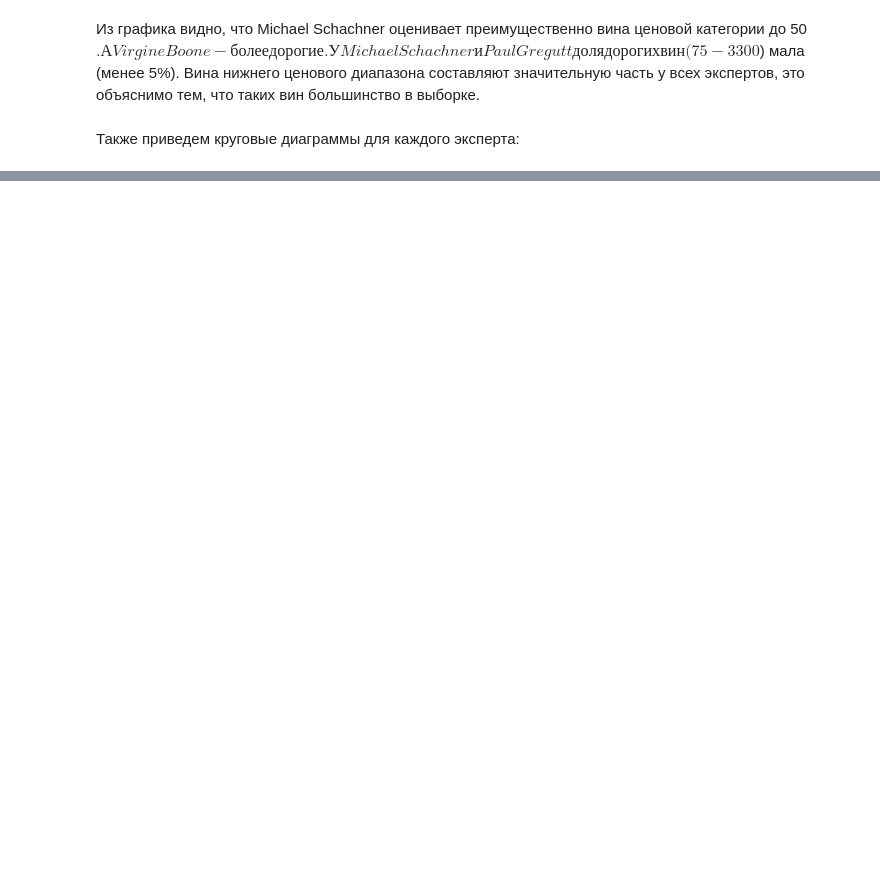
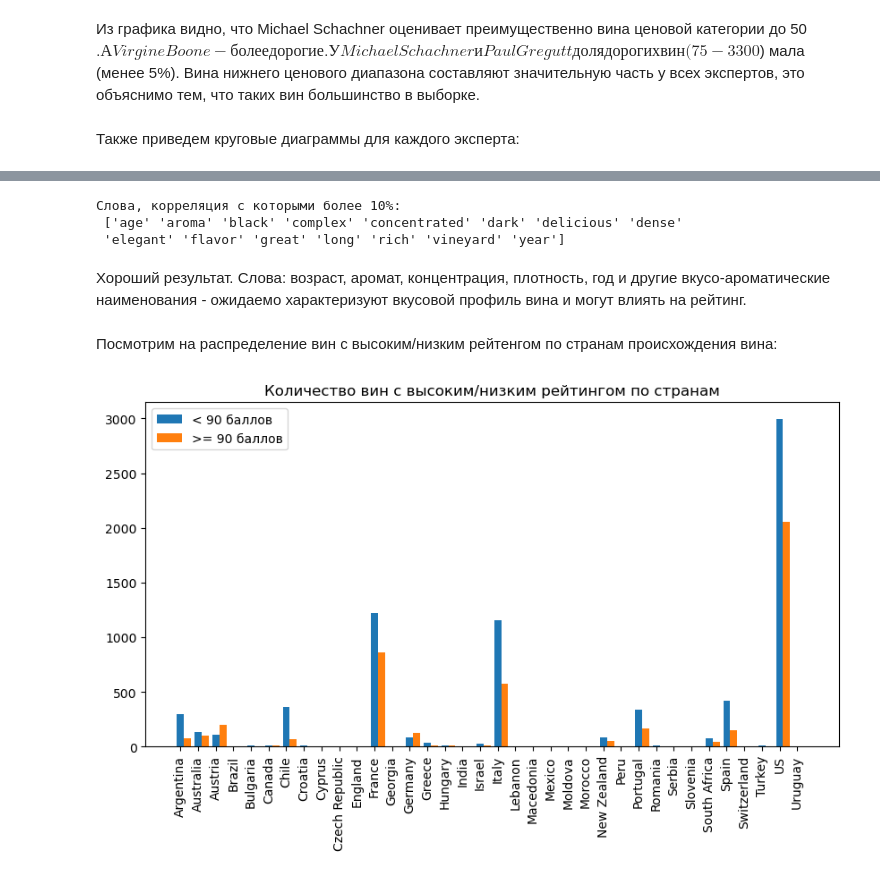
Before and after one commit to ChekLub/py_projects, a Jupyter notebook: taster_wine/taster_wine.ipynb, the cells around one changed output, grey strips where cells are left out. Cells and saved outputs as stored; diff of their text form; code cells hidden in the pictures; blank space fills up the shorter version.

```diff
--- a/taster_wine/taster_wine.ipynb
+++ b/taster_wine/taster_wine.ipynb
@@ -488,0 +562,2 @@ for num_taster in range(len(taster_names)):
+# %%
+x_train, x_test, y_train, y_test = train_test_split(values, y, test_size = 0.4, random_state = 42)
@@ -488,0 +583,4 @@ for num_taster in range(len(taster_names)):
+# %%
+means = np.mean(x_train[y_train.values==1], axis=0)
+ind_features = np.where(means >= 0.01)
+features[ind_features]
@@ -488,0 +599,48 @@ for num_taster in range(len(taster_names)):
+# %%
+y_points = data['points'][y_train.index]
+cols = ind_features[0].reshape(1, len(ind_features[0]))[0]
+y_df = pd.DataFrame(y_points.values)
+
+df_features = pd.DataFrame(x_train[:, ind_features[0]], columns = cols)
+# %%
+pearson = np.empty(len(ind_features[0]))
+for i in range(len(ind_features[0])):
+    pearson[i] = pearsonr(df_features[ind_features[0][i]], y_df)[0]
+ind_corr = np.where(abs(pearson) >= 0.1)
+print(f'Слова, корреляция с которыми более 10%: \n {features[ind_features[0][ind_corr]]}')
+# %% [output]
+Слова, корреляция с которыми более 10%:
+ ['age' 'aroma' 'black' 'complex' 'concentrated' 'dark' 'delicious' 'dense'
+ 'elegant' 'flavor' 'great' 'long' 'rich' 'vineyard' 'year']
+# %% [markdown]
+Хороший результат. Слова: возраст, аромат, концентрация, плотность, год и другие вкусо-ароматические наименования - ожидаемо характеризуют вкусовой профиль вина и могут влиять на рейтинг.
+# %% [markdown]
+Посмотрим на распределение вин с высоким/низким рейтенгом по странам происхождения вина:
+# %%
+country = x['country'].groupby(x['country']).unique().index.to_numpy()
+country_ind = np.arange(0, len(country)*10, 10)
+
+country_count_1 = x['country'][y==1].groupby(x['country']).count()
+country_count_0 = x['country'][y==0].groupby(x['country']).count()
+count_1 = np.zeros(len(country))
+count_0 = np.zeros(len(country))
+for i, c in enumerate(country):
+    if sum(country_count_1.index == c) != 0:
+        count_1[i] = country_count_1[c]
+
+    if sum(country_count_0.index == c) != 0:
+        count_0[i] = country_count_0[c]
+
+fig, ax = plt.subplots(figsize=(10,5))
+width = 4
+
+ax.bar(country_ind, count_0, width)
+ax.bar(country_ind + width, count_1, width)
+#ax.grid()
+ax.set_title('Количество вин с высоким/низким рейтингом по странам')
+ax.legend(['< 90 баллов', '>= 90 баллов'])
+ax.set_xticks(country_ind, country, rotation='vertical')
+#ax.set_ylim(ymin=0, ymax=2000)
+plt.show()
+# %% [output]
+[figure, added]
```
Also changed, not shown: parts of 30 cells of this notebook.
